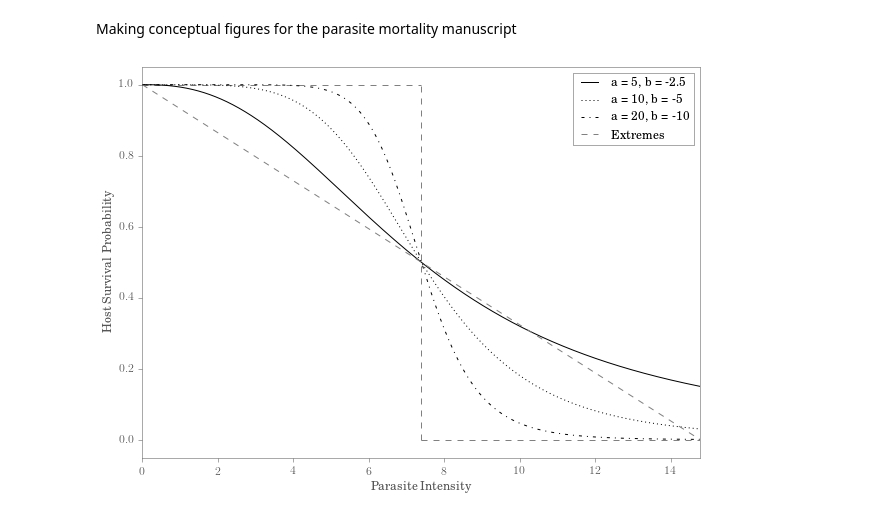
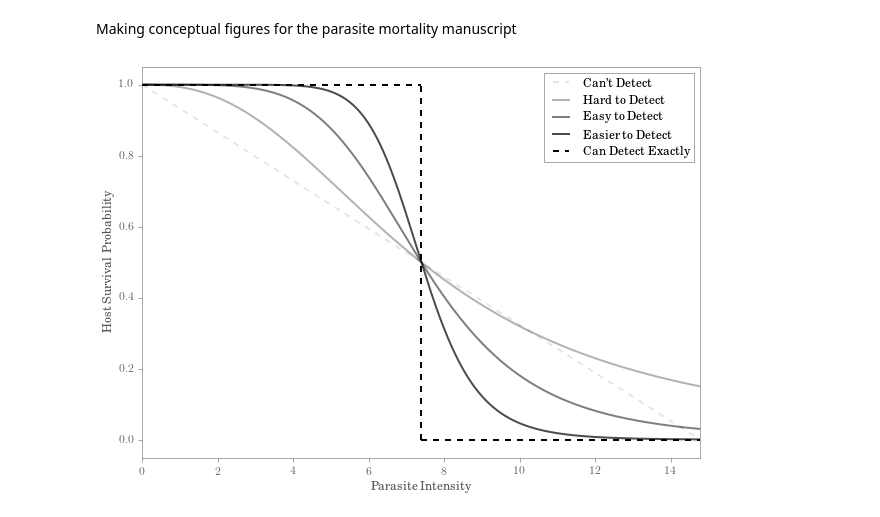
Before and after one commit to mqwilber/parasite_mortality, a Jupyter notebook: code/conceptual_figures.ipynb, the cells around one changed output. Saved outputs shown, nothing was run; the diff lists cells and outputs as text; code cells hidden in the pictures.

```diff
--- a/code/conceptual_figures.ipynb
+++ b/code/conceptual_figures.ipynb
@@ -19,30 +19,45 @@ Making conceptual figures for the parasite mortality manuscript
 # %%
 fig, ax = plt.subplots(1, 1, figsize=(10, 7))
 ax.xaxis.tick_bottom()
 ax.yaxis.tick_left()
 
 vals = np.linspace(0, np.exp(5 / 2.5) / 0.5, 10000)
-#plot(log(vals), cfm.surv_prob(vals, 1.25, -.625))
-ax.plot(vals, cfm.surv_prob(vals, 5, -2.5), color="black", linestyle="-", linewidth=1,
-                    label="a = 5, b = -2.5")
-ax.plot(vals, cfm.surv_prob(vals, 10, -5), color="black", linestyle=":", linewidth=1,
-                    label="a = 10, b = -5")
-ax.plot(vals, cfm.surv_prob(vals, 20, -10), color="black", linestyle="-.", linewidth=1,
-                    label="a = 20, b = -10")
-#ax.plot(vals, cfm.surv_prob(vals, 80, -40), color="black", linestyle="-.", linewidth=2)
-ax.plot(vals, 1 + -0.5 / np.exp(5 / 2.5) * vals, '--', color='grey')
-ax.hlines(1, 0, np.exp(5 / 2.5), linestyle='--', color='grey')
-ax.vlines(np.exp(5 / 2.5), 0, 1, linestyle="--", color='grey')
-ax.hlines(0, np.exp(5 / 2.5), np.exp(5 / 2.5) / 0.5, linestyle='--', color='grey', label="Extremes")
+alphas = [0.1]
+
+
+ax.plot(vals, 1 + -0.5 / np.exp(5 / 2.5) * vals, '--', lw=2, color='black', alpha=0.1, label="Can't Detect")
+
+ax.plot(vals, cfm.surv_prob(vals, 5, -2.5), color="black", alpha=0.3, linestyle="-", linewidth=2,
+                    label="Hard to Detect")
+
+ax.plot(vals, cfm.surv_prob(vals, 10, -5), color="black", alpha=0.5, linestyle="-", linewidth=2,
+                    label="Easy to Detect")
+
+ax.plot(vals, cfm.surv_prob(vals, 20, -10), color="black", alpha=0.7, linestyle="-", linewidth=2,
+                    label="Easier to Detect")
+
+
+# #plot(log(vals), cfm.surv_prob(vals, 1.25, -.625))
+# ax.plot(vals, cfm.surv_prob(vals, 30, -15), color="black", linestyle="-", linewidth=1,
+#                     label="a = 5, b = -2.5")
+# ax.plot(vals, cfm.surv_prob(vals, 10, -5), color="black", linestyle=":", linewidth=1,
+#                     label="a = 10, b = -5")
+# ax.plot(vals, cfm.surv_prob(vals, 20, -10), color="black", linestyle="-.", linewidth=1,
+#                     label="a = 20, b = -10")
+# #ax.plot(vals, cfm.surv_prob(vals, 80, -40), color="black", linestyle="-.", linewidth=2)
+# ax.plot(vals, 1 + -0.5 / np.exp(5 / 2.5) * vals, '--', color='grey')
+ax.hlines(1, 0, np.exp(5 / 2.5), linestyle='--', lw=2, color='black')
+ax.vlines(np.exp(5 / 2.5), 0, 1, linestyle="--", lw=2, color='black')
+ax.hlines(0, np.exp(5 / 2.5), np.exp(5 / 2.5) / 0.5, lw=2, linestyle='--', color='black', label="Can Detect Exactly")
 ax.set_ylim(-0.05, 1.05)
 ax.set_xlim(0, np.exp(5 / 2.5) / 0.5)
 ax.set_xlabel("Parasite Intensity", size=12)
 ax.set_ylabel("Host Survival Probability", size=12)
 ax.legend()
 ax.tick_params(axis='both', which='major', labelsize=12)
 
 fig.savefig("../results/conceptual_fig.jpg")
 # %% [output]
-[figure, old version]
+[figure, new version]
 # %%
 ax.hlines?
```
Also changed, not shown: 24 other files.
